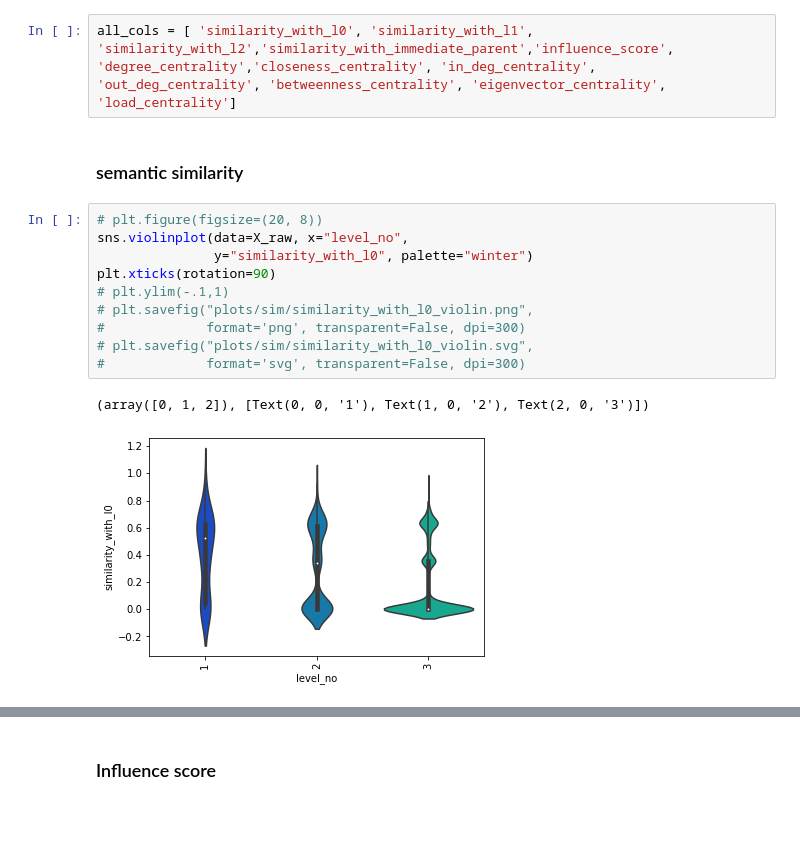
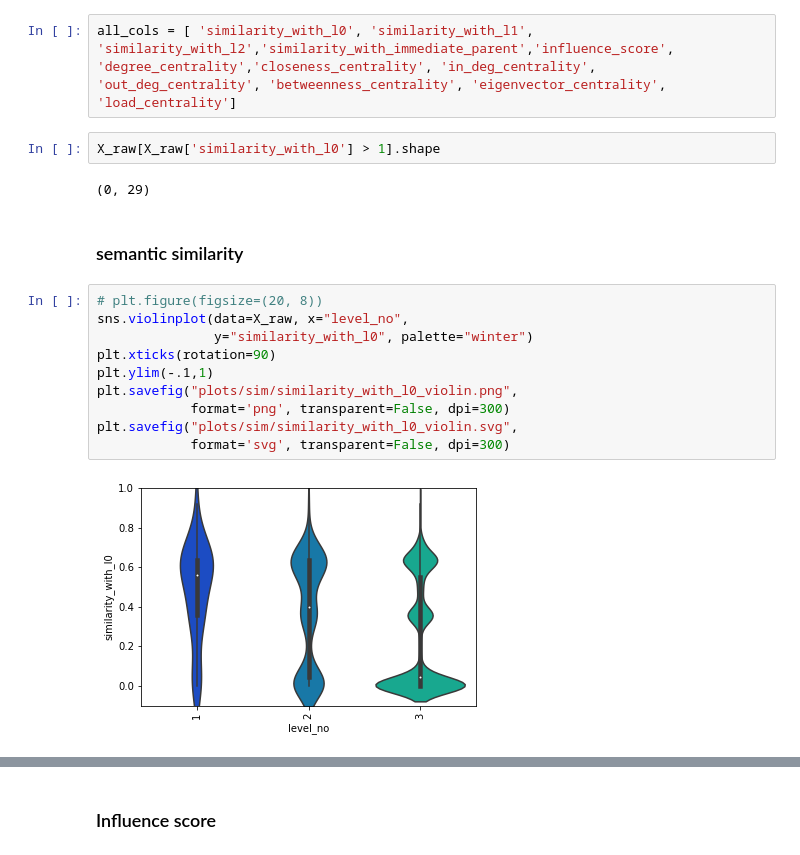
Before and after one commit to dev-SR/thesis-v1, a Jupyter notebook: eda.ipynb, the cells around one changed output, grey strips where cells are left out. Saved outputs shown, nothing was run; the diff lists cells and outputs as text; blank space fills up the shorter version.

```diff
--- a/eda.ipynb
+++ b/eda.ipynb
@@ -440,17 +459,20 @@ X_raw.shape,X_norm.shape, X_scaled.shape,X_Mixed.shape
 # %%
 all_cols = [ 'similarity_with_l0', 'similarity_with_l1', 'similarity_with_l2','similarity_with_immediate_parent','influence_score', 'degree_centrality','closeness_centrality', 'in_deg_centrality', 'out_deg_centrality', 'betweenness_centrality',	'eigenvector_centrality', 'load_centrality']
+# %%
+X_raw[X_raw['similarity_with_l0'] > 1].shape
+# %% [output]
+(0, 29)
 # %% [markdown]
 ### semantic similarity
 # %%
 # plt.figure(figsize=(20, 8))
 sns.violinplot(data=X_raw, x="level_no",
                y="similarity_with_l0", palette="winter")
 plt.xticks(rotation=90)
-# plt.ylim(-.1,1)
-# plt.savefig("plots/sim/similarity_with_l0_violin.png",
-#             format='png', transparent=False, dpi=300)
-# plt.savefig("plots/sim/similarity_with_l0_violin.svg",
-#             format='svg', transparent=False, dpi=300)
+plt.ylim(-.1,1)
+plt.savefig("plots/sim/similarity_with_l0_violin.png",
+            format='png', transparent=False, dpi=300)
+plt.savefig("plots/sim/similarity_with_l0_violin.svg",
+            format='svg', transparent=False, dpi=300)
 # %% [output]
-(array([0, 1, 2]), [Text(0, 0, '1'), Text(1, 0, '2'), Text(2, 0, '3')])
-[figure, old version]
+[figure, new version]
```
Also changed, not shown: parts of 58 cells of this notebook, 10 other files.
